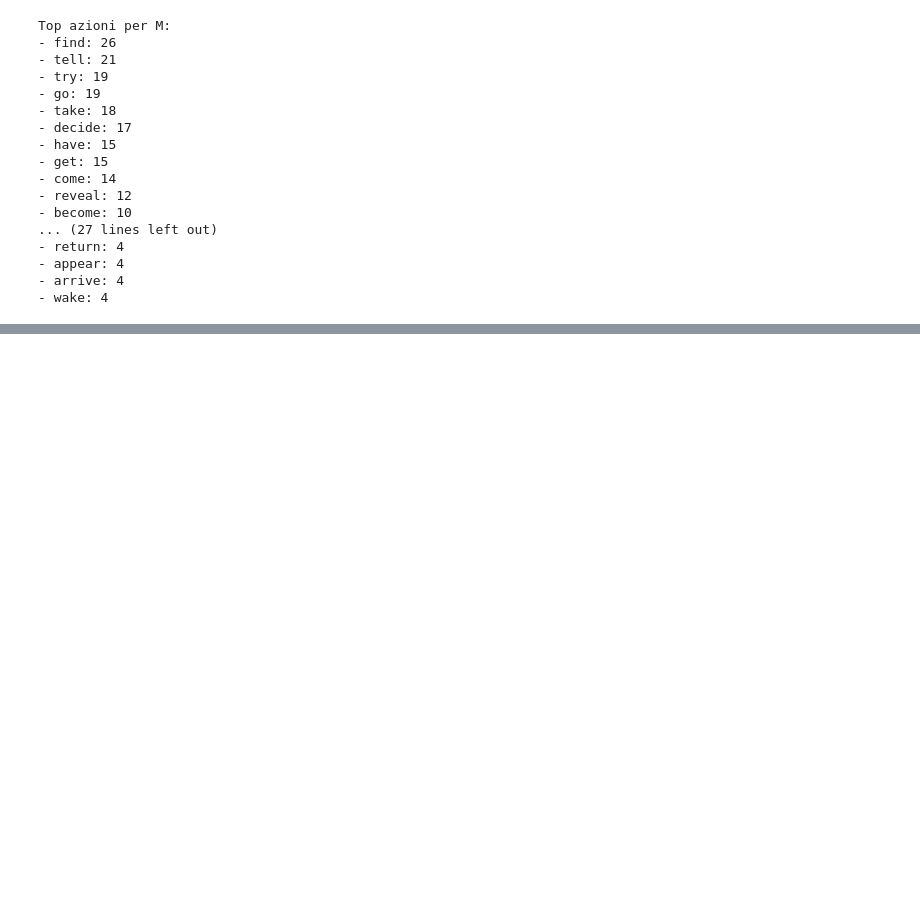
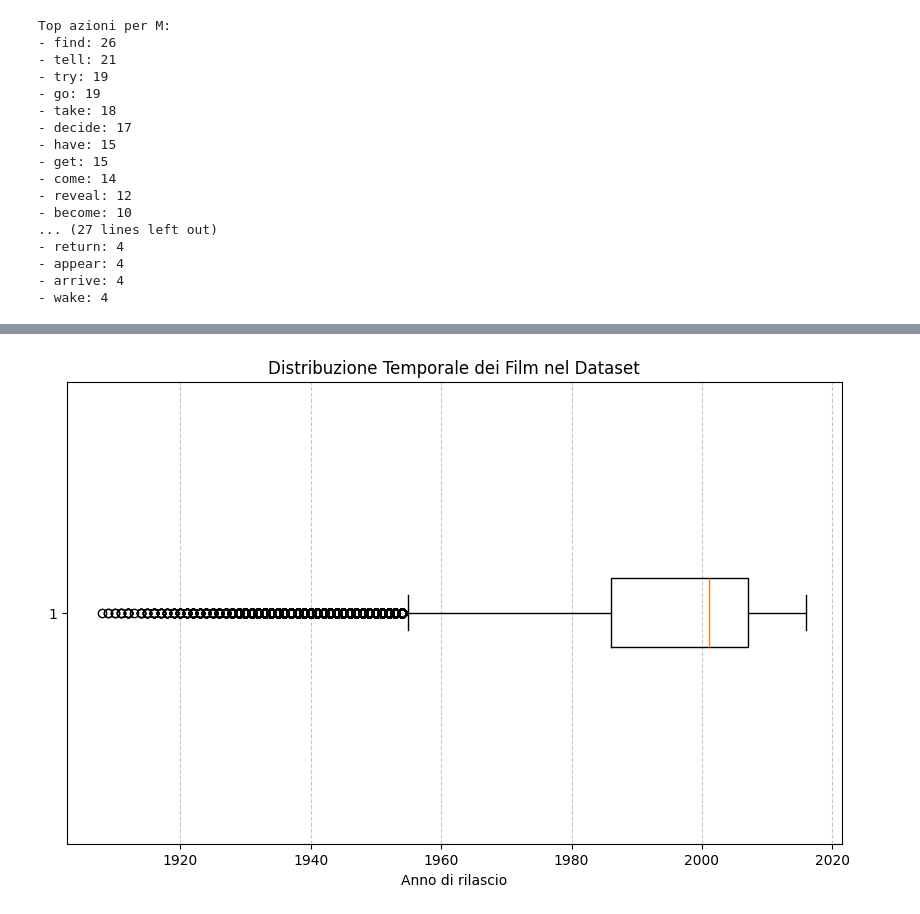
Before and after one commit to martinaperodi/movie-gender-bias-network, a Jupyter notebook: dataexploration.ipynb, the cells around one changed output, grey strips where cells are left out. Saved outputs shown, nothing was run; the diff lists cells and outputs as text; code cells hidden in the pictures; blank space fills up the shorter version.

Commit message:
define temporal window

```diff
--- a/dataexploration.ipynb
+++ b/dataexploration.ipynb
@@ -451,3 +451,5 @@ Top azioni per M:
 - appear: 4
 - arrive: 4
 - wake: 4
+# %%
+df = pd.read_csv("data/processed/char_movie_actor_cleaned.csv")
@@ -453,0 +464,3 @@ Top azioni per M:
+# %%
+df['year'] = pd.to_datetime(df['release_date'], errors='coerce').dt.year
+df['year'].describe()
@@ -453,0 +477,11 @@ Top azioni per M:
+# %%
+
+# Visualizzazione con Boxplot
+plt.figure(figsize=(10, 6))
+plt.boxplot(df['year'].dropna(), vert=False)
+plt.title('Distribuzione Temporale dei Film nel Dataset')
+plt.xlabel('Anno di rilascio')
+plt.grid(axis='x', linestyle='--', alpha=0.7)
+plt.show()
+# %% [output]
+[figure, added]
```
Also changed, not shown: parts of 5 cells of this notebook, 2 other files.
